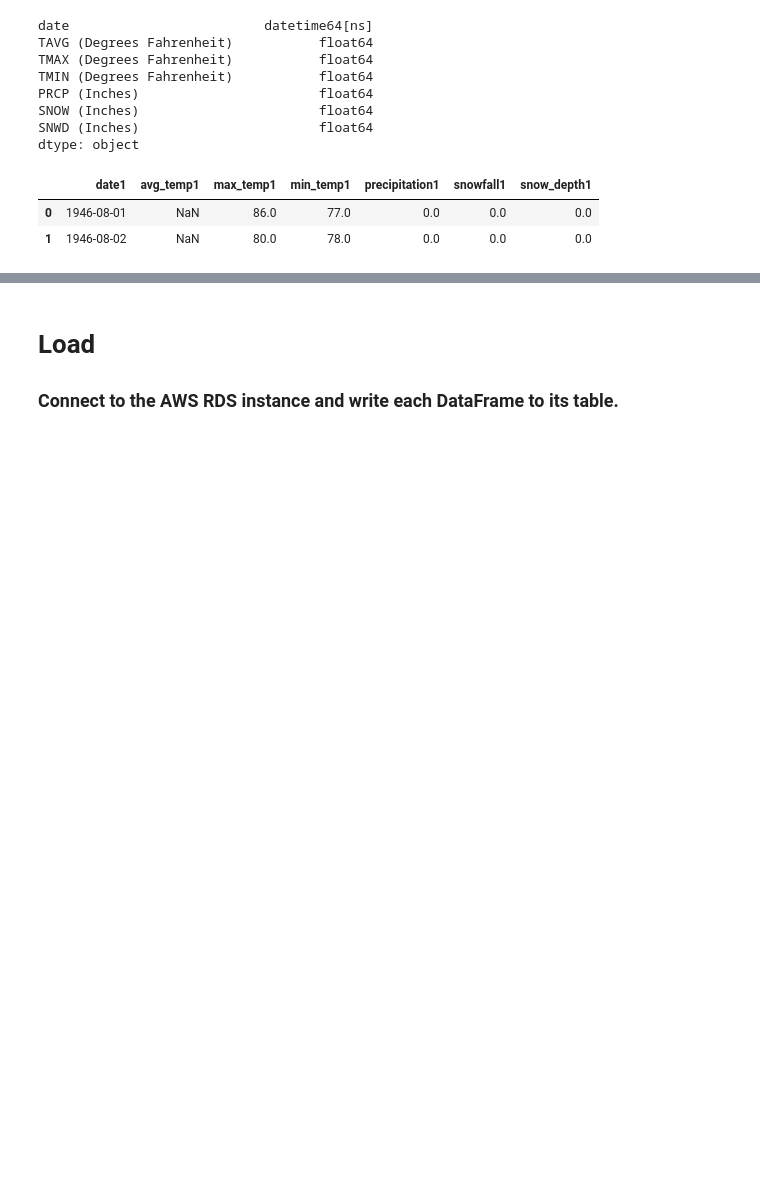
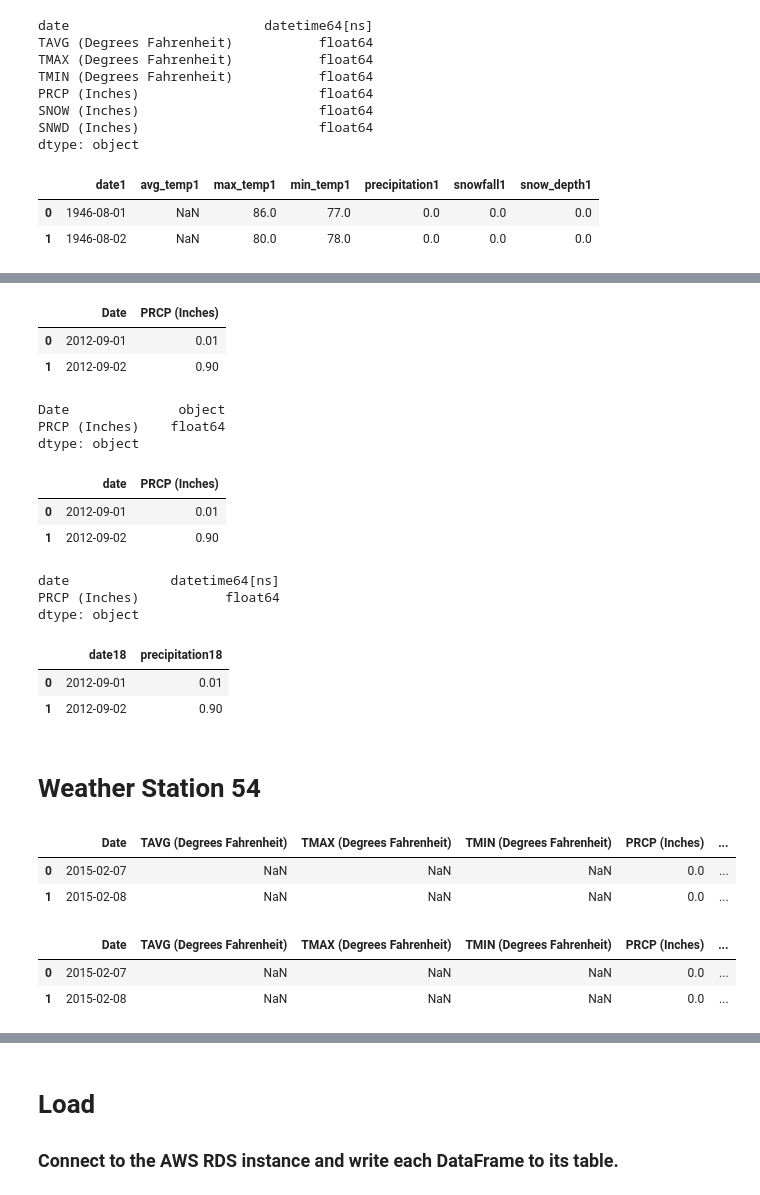
Before and after one commit to david-garza/enterococci_prediction_analysis, a Jupyter notebook: ETL/ETL.ipynb, the cells around one changed output, grey strips where cells are left out. Saved outputs shown, nothing was run; the diff lists cells and outputs as text; code cells hidden in the pictures; blank space fills up the shorter version.

```diff
--- a/ETL/ETL.ipynb
+++ b/ETL/ETL.ipynb
@@ -482,0 +519,67 @@ renamed_weather_station1_df.head(2)
+# %%
+# Drop null or unecessary columns.
+new_weather_station18_df = weather_station18_df.drop(columns=["TAVG (Degrees Fahrenheit)","TMAX (Degrees Fahrenheit)","TMIN (Degrees Fahrenheit)","SNOW (Inches)","SNWD (Inches)"])
+new_weather_station18_df.head(2)
+# %% [output]
+|  | Date | PRCP (Inches) |
+| 0 | 2012-09-01 | 0.01 |
+| 1 | 2012-09-02 | 0.90 |
+# %%
+# Check the data types on each column
+new_weather_station18_df.dtypes
+# %% [output]
+Date              object
+PRCP (Inches)    float64
+dtype: object
+# %%
+# Convert the column "Date" from object to datetime.
+new_weather_station18_df["date"]= new_weather_station18_df["Date"].apply(lambda x:datetime.strptime(x,"%Y-%m-%d"))
+
+# Shift column "Date" to first position
+first_column = new_weather_station18_df.pop("date")
+
+# Insert column using insert(position,column_name,first_column) function
+new_weather_station18_df.insert(0, "date", first_column)
+
+# Drop the old column "Date", which is now replaced by the column "date".
+new_weather_station18_df = new_weather_station18_df.drop(columns=["Date"])
+
+new_weather_station18_df.head(2)
+# %% [output]
+|  | date | PRCP (Inches) |
+| 0 | 2012-09-01 | 0.01 |
+| 1 | 2012-09-02 | 0.90 |
+# %%
+# Check the datatypes to make sure conversion happened.
+new_weather_station18_df.dtypes
+# %% [output]
+date             datetime64[ns]
+PRCP (Inches)           float64
+dtype: object
+# %%
+# Renaming the columns to match the database schema.
+renamed_weather_station18_df = new_weather_station18_df.rename(columns={"date":"date18","PRCP (Inches)":"precipitation18"})
+
+renamed_weather_station18_df.head(2)
+# %% [output]
+|  | date18 | precipitation18 |
+| 0 | 2012-09-01 | 0.01 |
+| 1 | 2012-09-02 | 0.90 |
+# %% [markdown]
+# Weather Station 54
+# %%
+# Bianca's path - Read beach_attributes from local gdrive location, MUST BE CHANGED TO MATCH YOUR FILE LOCATION!!!
+weather_station54_df= pd.read_csv("/content/drive/MyDrive/Data/WX Station/US1TXGV0054.csv",skiprows=1)
+weather_station54_df.head(2)
+# %% [output]
+|  | Date | TAVG (Degrees Fahrenheit) | TMAX (Degrees Fahrenheit) | TMIN (Degrees Fahrenheit) | PRCP (Inches) | ... |
+| 0 | 2015-02-07 | NaN | NaN | NaN | 0.0 | ... |
+| 1 | 2015-02-08 | NaN | NaN | NaN | 0.0 | ... |
+# %%
+# Drop null values.
+weather_station54_df.dropna()
+weather_station54_df.head(2)
+# %% [output]
+|  | Date | TAVG (Degrees Fahrenheit) | TMAX (Degrees Fahrenheit) | TMIN (Degrees Fahrenheit) | PRCP (Inches) | ... |
+| 0 | 2015-02-07 | NaN | NaN | NaN | 0.0 | ... |
+| 1 | 2015-02-08 | NaN | NaN | NaN | 0.0 | ... |
```
Also changed, not shown: parts of 28 cells of this notebook.
